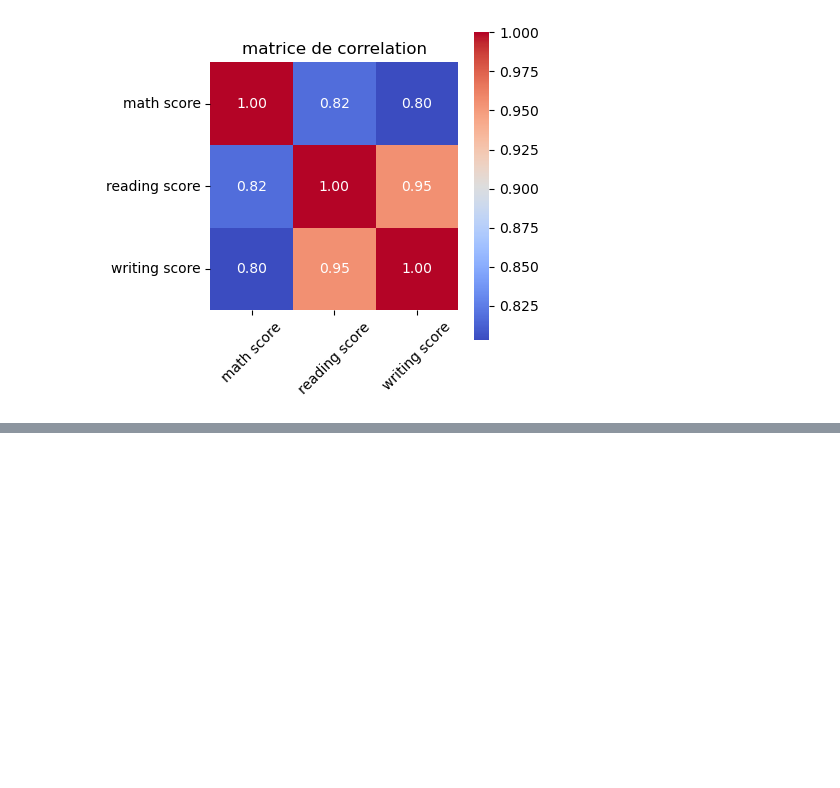
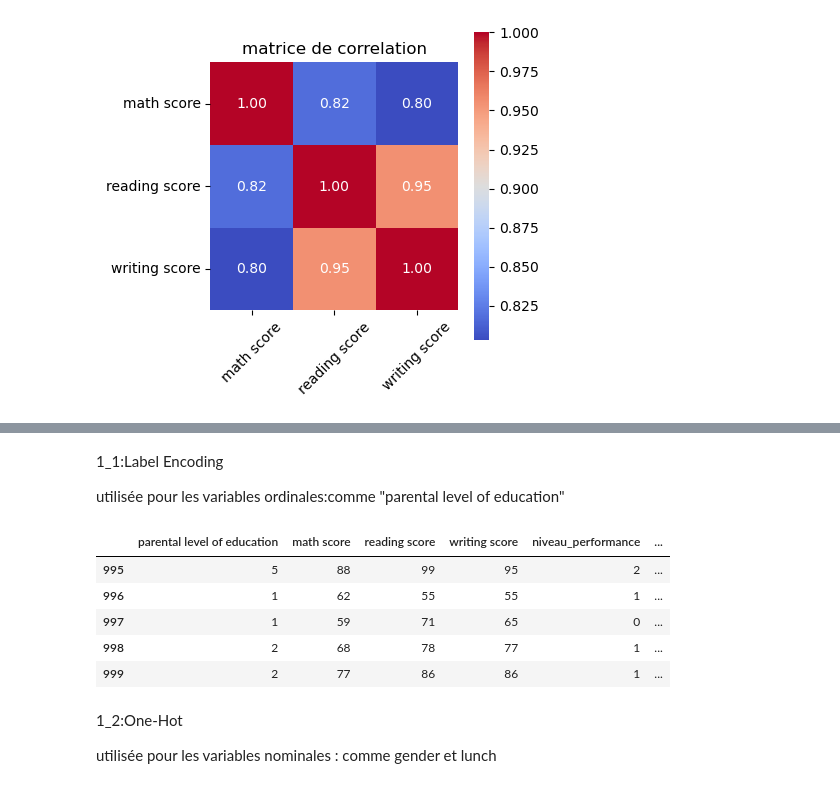
Before and after one commit to zelkadiri603-lang/mini_projet_ML, a Jupyter notebook: ML.ipynb, the cells around one changed output, grey strips where cells are left out. Cells and saved outputs as stored; diff of their text form; code cells hidden in the pictures; blank space fills up the shorter version.

```diff
--- a/ML.ipynb
+++ b/ML.ipynb
@@ -39,7 +39,8 @@ import numpy as np
 import matplotlib.pyplot as plot
 import seaborn as sns
 ##Chargement du dataset
-df = pd.read_csv("StudentsPerformance.csv")
+df_original = pd.read_csv("StudentsPerformance.csv")
+df = df_original.copy()
 df.head()
 # %% [output]
 |  | gender | race/ethnicity | parental level of education | lunch | test preparation course | math score | ... |
@@ -188,0 +196,10 @@ plot.show()
+# %%
+def niveau(x):
+    if x >=80 :
+        return "élevé"
+    elif x >=60 :
+        return "moyen"
+    else :
+        return "faible"
+
+df["niveau_performance"]=df["math score"].apply(niveau)
@@ -188,0 +210,3 @@ plot.show()
+# %%
+# Calcul de l'écart entre les scores de lecture et d'écriture
+df["ecart_lecture_ecriture"] = abs(df["reading score"] - df["writing score"])
@@ -188,0 +217,7 @@ plot.show()
+# %%
+# Calcul de la moyenne des trois matières
+df["moyenne_generale"] = (
+    df["math score"] +
+    df["reading score"] +
+    df["writing score"]
+) / 3
@@ -188,0 +245,23 @@ plot.show()
+# %% [markdown]
+1_1:Label Encoding
+
+utilisée pour les variables ordinales:comme  "parental level of education"
+# %%
+from sklearn.preprocessing import LabelEncoder
+
+le = LabelEncoder()
+
+df["parental level of education"] = le.fit_transform(df["parental level of education"])
+df["niveau_performance"] = le.fit_transform(df["niveau_performance"])
+df.tail()
+# %% [output]
+|  | parental level of education | math score | reading score | writing score | niveau_performance | ... |
+| 995 | 5 | 88 | 99 | 95 | 2 | ... |
+| 996 | 1 | 62 | 55 | 55 | 1 | ... |
+| 997 | 1 | 59 | 71 | 65 | 0 | ... |
+| 998 | 2 | 68 | 78 | 77 | 1 | ... |
+| 999 | 2 | 77 | 86 | 86 | 1 | ... |
+# %% [markdown]
+1_2:One-Hot
+
+utilisée pour les variables nominales : comme gender et	lunch
```
Also changed, not shown: parts of 13 cells of this notebook.
